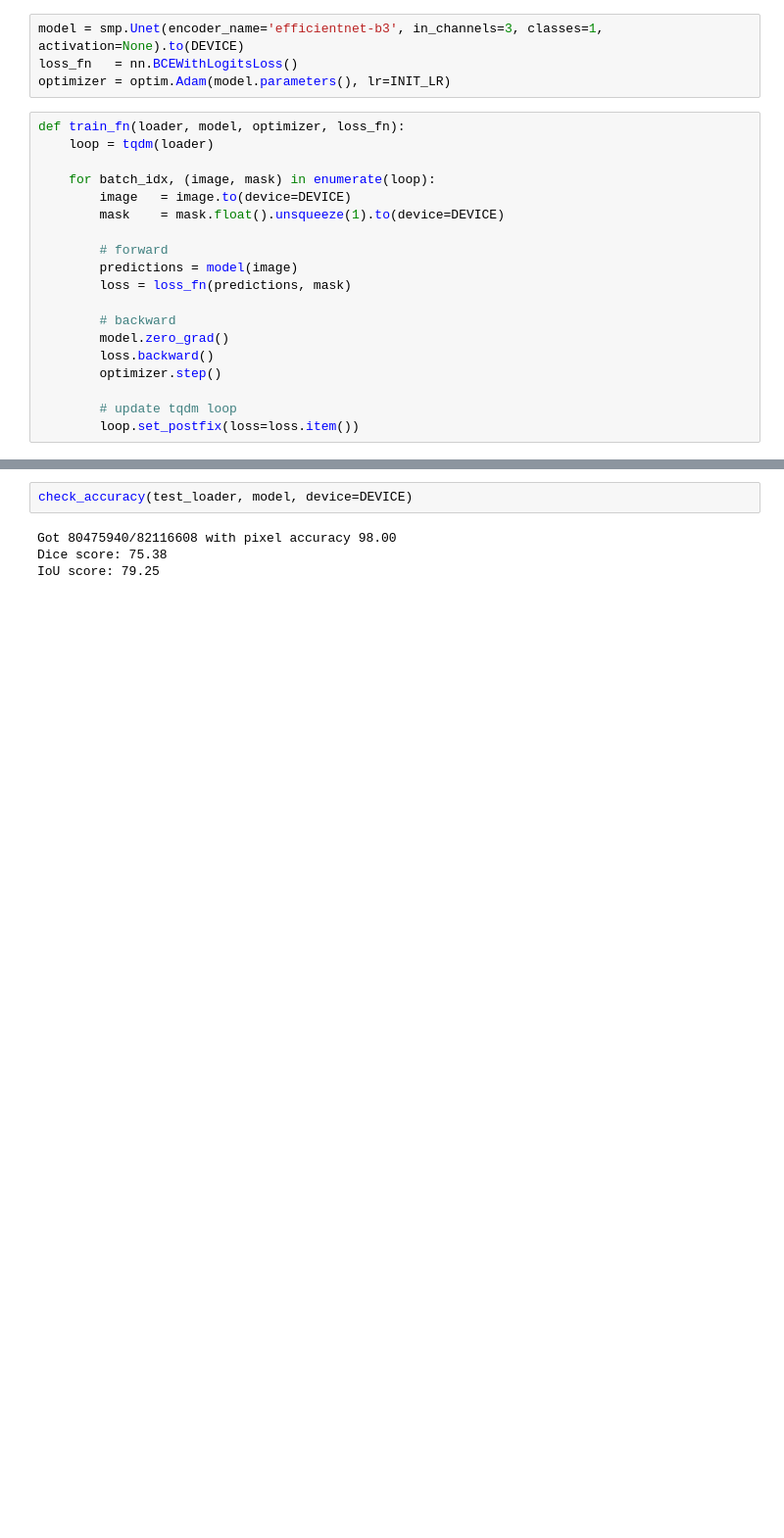
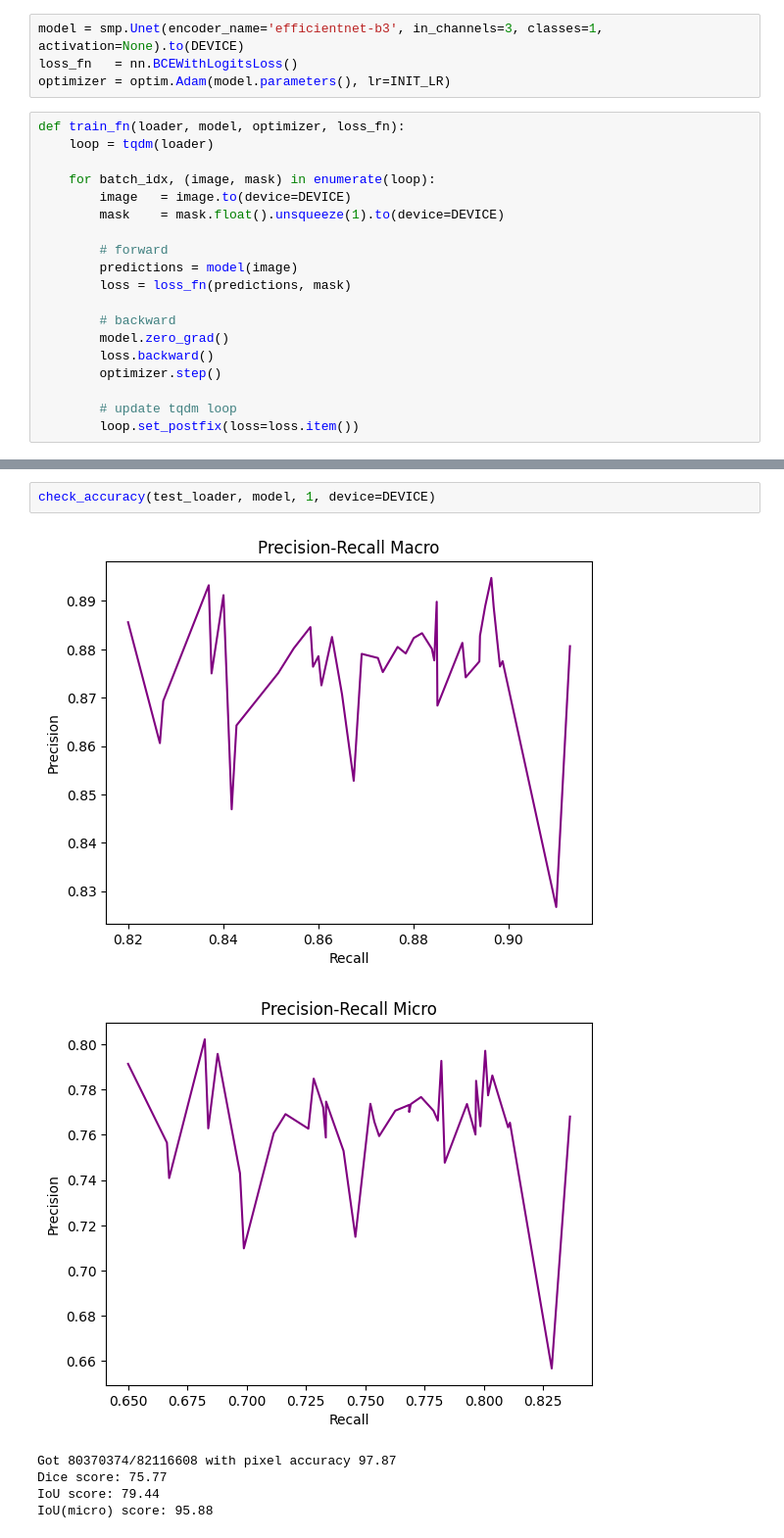
Before and after one commit to N0ad/AI_Task2, a Jupyter notebook: unet-Copy1.ipynb, the cells around one changed output, grey strips where cells are left out. Shown at 98% size. Drawn from its saved outputs; the diff is of its cells as text; blank space fills up the shorter version.

```diff
--- a/unet-Copy1.ipynb
+++ b/unet-Copy1.ipynb
@@ -205,6 +265,9 @@ IoU score: 78.30
 # %%
-check_accuracy(test_loader, model, device=DEVICE)
+check_accuracy(test_loader, model, 1, device=DEVICE)
 # %% [output]
+[figure, added]
+[figure, added]
-Got 80475940/82116608 with pixel accuracy 98.00
-Dice score: 75.38
-IoU score: 79.25
+Got 80370374/82116608 with pixel accuracy 97.87
+Dice score: 75.77
+IoU score: 79.44
+IoU(micro) score: 95.88
```
Also changed, not shown: parts of 8 cells of this notebook.
